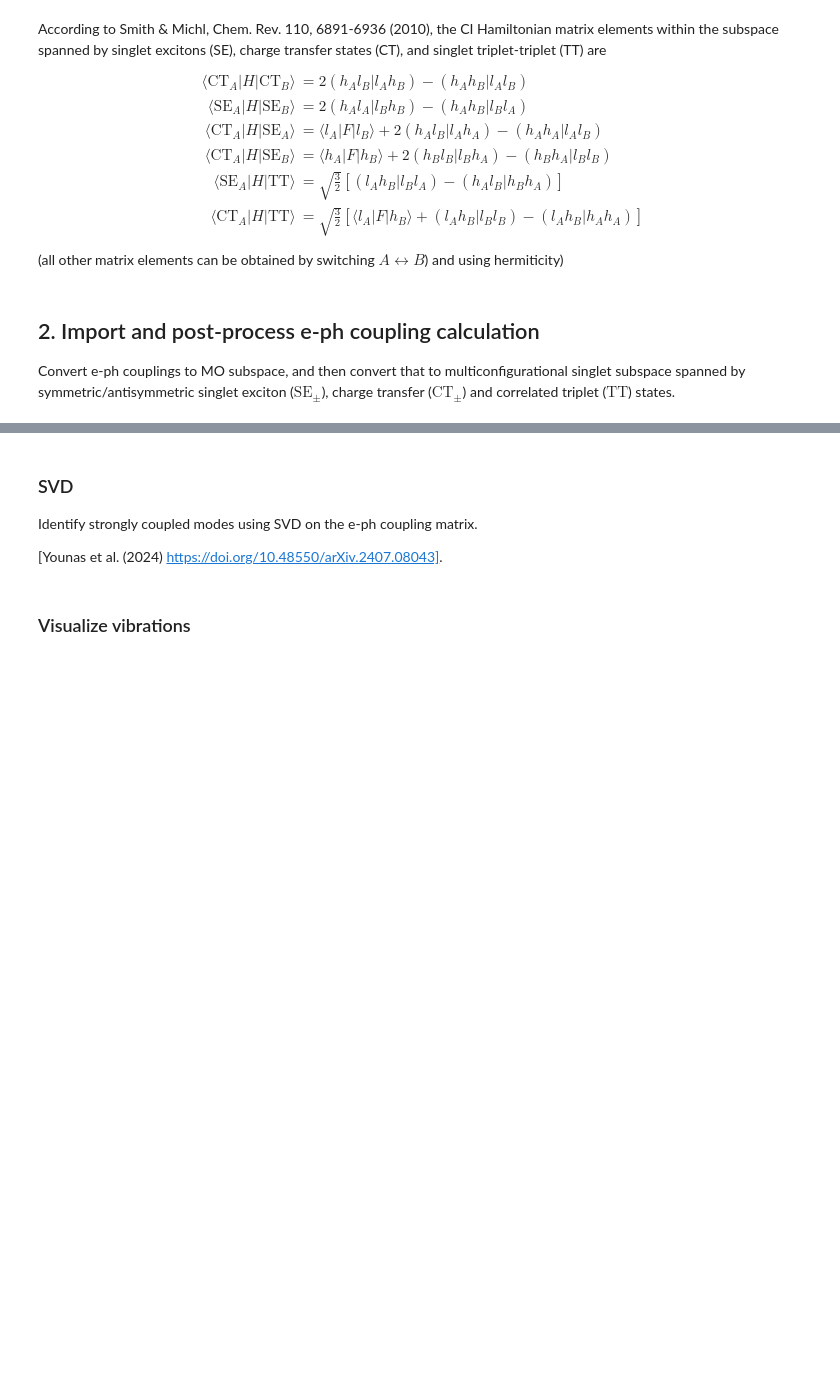
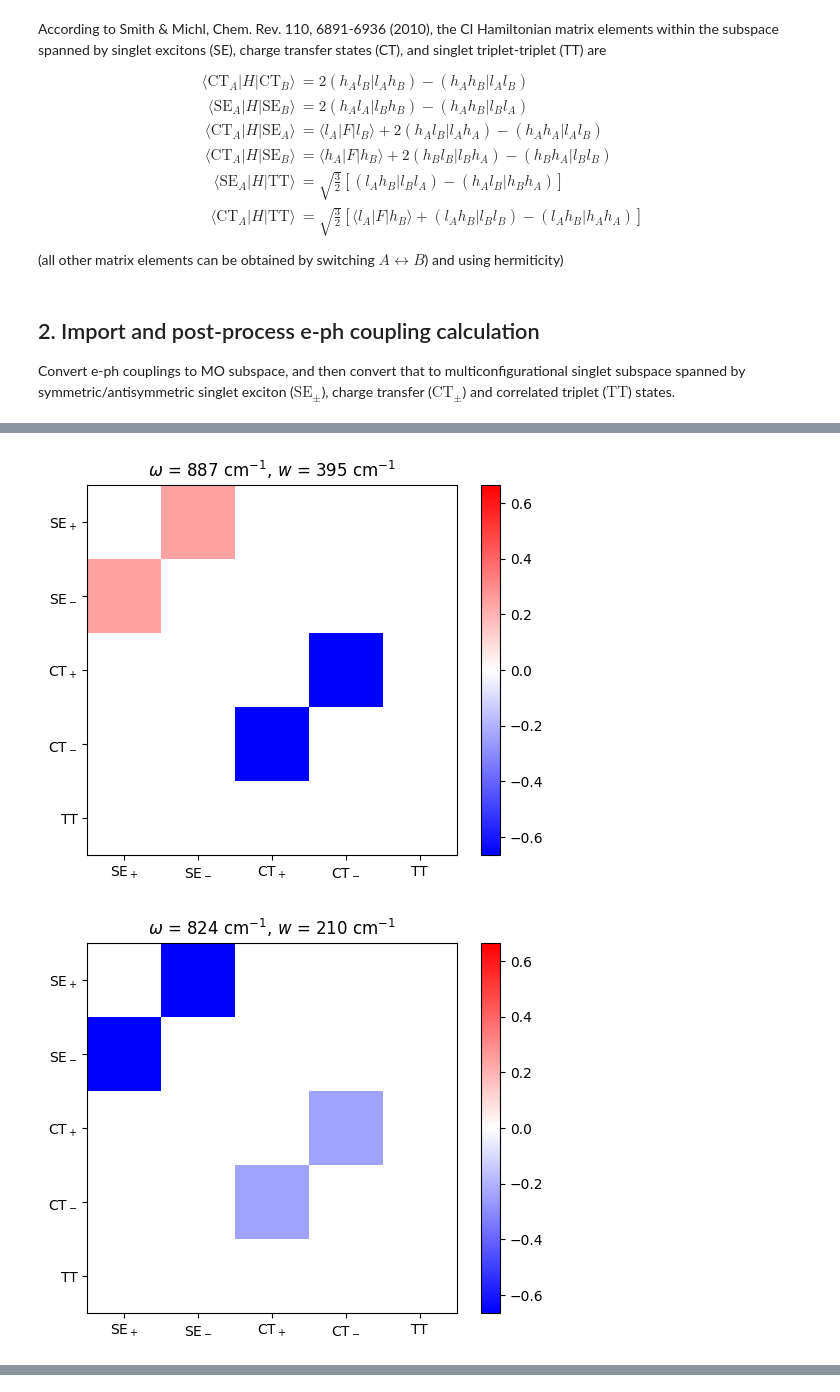
Before and after one commit to and-matt/pyscf-test, a Jupyter notebook: source/notebook.ipynb, the cells around one changed output, grey strips where cells are left out. Drawn from its saved outputs; the diff is of its cells as text; code cells hidden in the pictures; blank space fills up the shorter version.

Commit message:
moved all visualization to notebook.ipynb

```diff
--- a/source/notebook.ipynb
+++ b/source/notebook.ipynb
@@ -123 +153,7 @@ from visutils import view_vibration
+# %%
+# Visualize orbitals
+from visutils import view_orbital
+for i, mo in enumerate(mo_coeff_block.T):
+    orbname = SAVEDIR + "/" + "orbBlock" + str(i+1) + ".cube"
+    v = view_orbital(mol, orbname, iso=0.02, alpha=0.9, html=True)
 # %%
@@ -262,3 +183,14 @@ Identify strongly coupled modes using SVD on the e-ph coupling matrix.
 
 [Younas et al. (2024) https://doi.org/10.48550/arXiv.2407.08043].
+# %%
+data = vectorize_ephmat(lvc, normalize=False)
+u, s, vh = np.linalg.svd(data)
+# transformed system operators (nsvd, nel, nel)
+lvc_svd = vh.reshape(len(s), lvc.shape[1], lvc.shape[2])
+# transformed mode displacements (3*nat, nsvd)
+modevec_svd = modevec @ u
+# transformed vibrational Hamiltonian
+hvib = u.T @ np.diag(omega) @ u
+# transformed frequencies
+omega_svd = np.diag(hvib)
 # %%
@@ -292,28 +205,9 @@ plt.show()
 # %%
-# transformed system operators
-vh_tilde = vh.reshape(lvc.shape[1]*lvc.shape[2], lvc.shape[1], lvc.shape[2])
-
-from matplotlib.colors import TwoSlopeNorm
-
-
 for i in range(5):
-
-    #mat = np.abs(vh_tilde[i])
-    mat = vh_tilde[i]
-
-    freq = round(np.diag(Hvib)[i])
-    coup = round(s[i])
-
-
-    vmin = min(mat.min(), 0)
-    vmax = max(mat.max(), 0)
-    v = max(np.abs(vmin), np.abs(vmax))
-    norm = TwoSlopeNorm(vmin=-v, vcenter=0, vmax=+v)
-
-    plt.figure()
-    plt.imshow(mat, cmap='bwr', norm=norm)
-    plt.xticks(ticks=list(range(5)), labels=[r'SE$_+$', r'SE$_-$', r'CT$_+$', r'CT$_-$', r'TT'])
-    plt.yticks(ticks=list(range(5)), labels=[r'SE$_+$', r'SE$_-$', r'CT$_+$', r'CT$_-$', r'TT'])
-    plt.title(fr'$\omega$ = {freq} cm$^{{-1}}$,  $w$ = {coup} cm$^{{-1}}$')
-    plt.colorbar()
-    plt.show()
+    matr = lvc_svd[i]
+    freq, coup = omega_svd[i], s[i]
+    vec = modevec_svd[:,i]
+    view_multiconfig_vibronic_coupling(matr, frequency=freq, coupling=coup).show()
+    view_vibration_animation(mol, vec, amplitude=.8, period=1000, fps=60).show()
+    #view_vibration_arrows(mol, vec, amplitude=5., threshold=0.5).show()
+# %% [output]
@@ -319,0 +219,2 @@ for i in range(5):
+[figure, added]
+[figure, added]
@@ -320,8 +223,0 @@ for i in range(5):
-# %% [markdown]
-### SVD
-
-Identify strongly coupled modes using SVD on the e-ph coupling matrix.
-
-[Younas et al. (2024) https://doi.org/10.48550/arXiv.2407.08043].
-# %% [markdown]
-### Visualize vibrations
```
Also changed, not shown: parts of 29 cells of this notebook, 3 other files.
